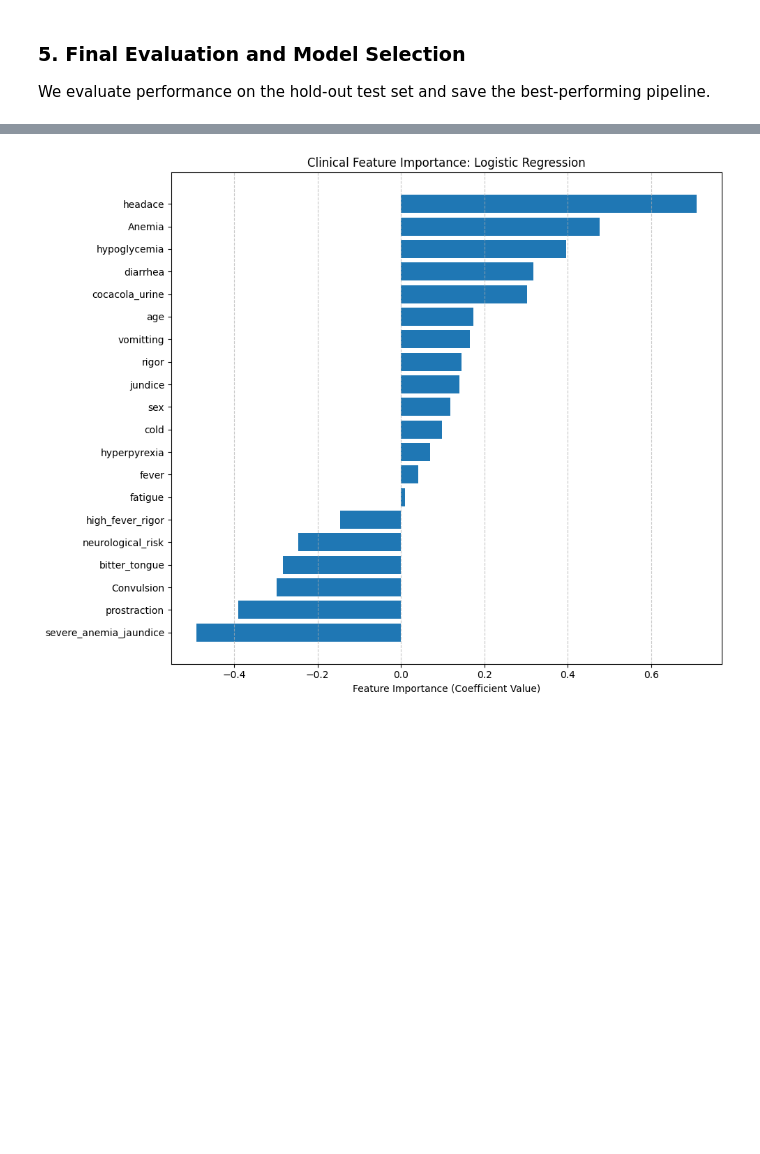
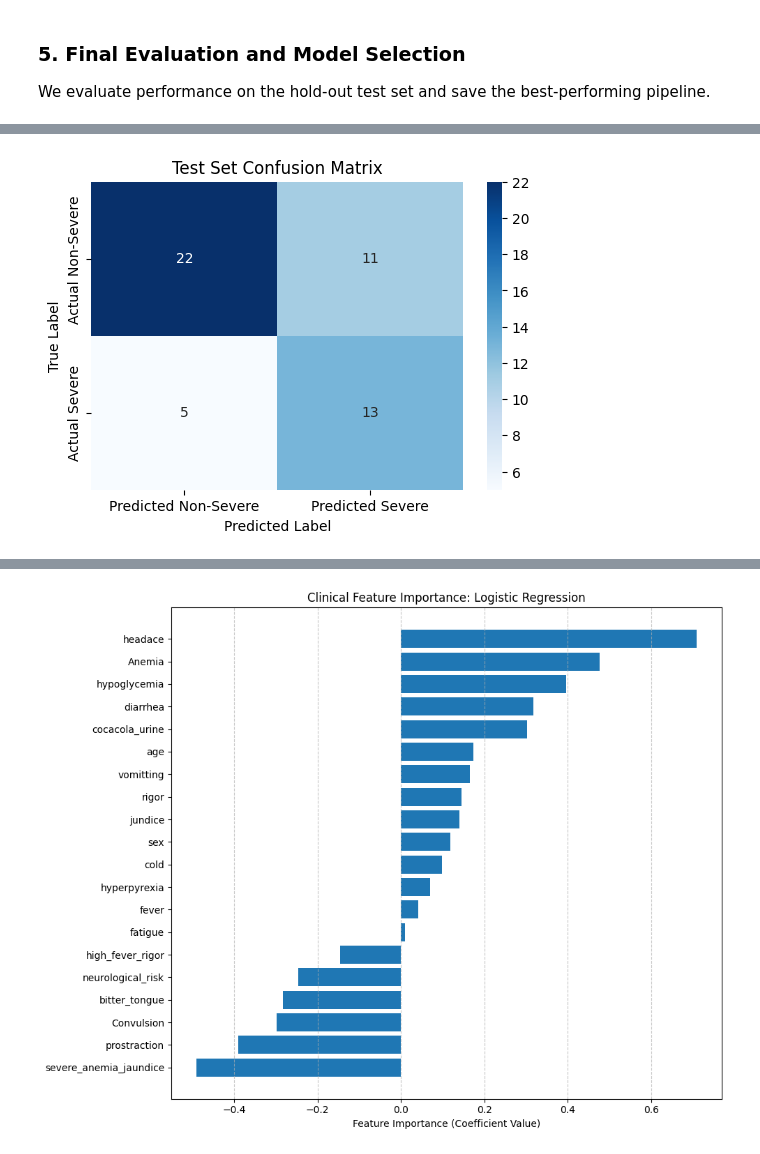
Before and after one commit to SholaSaliu/malaria_symptoms_triage_helper_project, a Jupyter notebook: MALARIA_SYMPTOM_TRIAGE_HELPER.ipynb, the cells around one changed output, grey strips where cells are left out. Cells and saved outputs as stored; diff of their text form; code cells hidden in the pictures; blank space fills up the shorter version.

```diff
--- a/MALARIA_SYMPTOM_TRIAGE_HELPER.ipynb
+++ b/MALARIA_SYMPTOM_TRIAGE_HELPER.ipynb
@@ -30,5 +38,6 @@ In this step, we load the dataset and create new binary features based on WHO ma
 # %%
 import os
+import pandas as pd # Added import for pandas
 
 # Check if file exists before loading
 file_path = 'ogunMedical.csv'
@@ -36,6 +45,9 @@ if os.path.exists(file_path):
     # Load Data
     df = pd.read_csv(file_path)
     df.drop_duplicates(inplace=True)
+
+    # Display first five rows as requested
+    display(df.head())
 
     # Engineering Clinical Indicators
     # 1. Neurological Risk (Convulsion or Prostration)
@@ -49,6 +61,11 @@ if os.path.exists(file_path):
     X = df.drop(columns=['severe_maleria'])
     y = df['severe_maleria']
 
+    # Define feature types for the transformer globally after X is defined
+    global numeric_features, binary_features
+    numeric_features = ['age']
+    binary_features = [col for col in X.columns if col != 'age']
+
     print(f"Data prepared. Total features: {len(X.columns)}")
 else:
     print(f"ERROR: '{file_path}' not found. Please upload the dataset to the Colab files section.")
@@ -159,0 +141,70 @@ Pipeline saved successfully as 'malaria_triage_binary_pipeline.pkl'
+# %%
+# Select best model based on validation Recall (consistent with GridSearchCV optimization)
+val_scores = {}
+for name, m in best_models.items():
+    y_val_pred = m.predict(X_val)
+    score = recall_score(y_val, y_val_pred)
+    val_scores[name] = score
+    print(f"{name} Val Recall: {score:.4f}")
+
+# Safely find the best model name based on validation recall
+final_model_name = max(val_scores, key=val_scores.get)
+final_model = best_models[final_model_name]
+
+print(f"\nFinal Model Selected: {final_model_name} (based on Validation Recall)")
+
+# Test Set Metrics
+y_pred = final_model.predict(X_test)
+y_proba = final_model.predict_proba(X_test)[:, 1]
+
+print("\n--- Test Set Evaluation ---")
+
+# Classification Report
+print("Classification Report:")
+print(classification_report(y_test, y_pred, target_names=['Non-Severe', 'Severe']))
+
+# Confusion Matrix for detailed view
+cm = confusion_matrix(y_test, y_pred)
+
+# Extracting metrics from confusion matrix
+# True Negative, False Positive, False Negative, True Positive
+tn, fp, fn, tp = cm.ravel()
+
+sensitivity = tp / (tp + fn) if (tp + fn) > 0 else 0 # Also known as Recall
+specificity = tn / (tn + fp) if (tn + fp) > 0 else 0
+precision = tp / (tp + fp) if (tp + fp) > 0 else 0
+f1 = 2 * (precision * sensitivity) / (precision + sensitivity) if (precision + sensitivity) > 0 else 0
+roc_auc = roc_auc_score(y_test, y_proba)
+
+print(f"Sensitivity (Recall): {sensitivity:.4f}")
+print(f"Specificity: {specificity:.4f}")
+print(f"Precision: {precision:.4f}")
+print(f"F1-Score: {f1:.4f}")
+print(f"ROC-AUC: {roc_auc:.4f}")
+
+# Plot Confusion Matrix
+plt.figure(figsize=(6, 4))
+sns.heatmap(cm, annot=True, fmt='g', cmap='Blues',
+            xticklabels=['Predicted Non-Severe', 'Predicted Severe'],
+            yticklabels=['Actual Non-Severe', 'Actual Severe'])
+plt.xlabel('Predicted Label')
+plt.ylabel('True Label')
+plt.title('Test Set Confusion Matrix')
+plt.show()
+
+# Plot ROC Curve
+fpr, tpr, _ = roc_curve(y_test, y_proba)
+plt.figure(figsize=(6, 4))
+plt.plot(fpr, tpr, label=f'{final_model_name} (AUC = {roc_auc:.2f})')
+plt.plot([0, 1], [0, 1], 'r--')
+plt.xlabel('False Positive Rate')
+plt.ylabel('True Positive Rate')
+plt.title('ROC Curve for Selected Model on Test Set')
+plt.legend(loc='lower right')
+plt.grid()
+plt.show()
+
+# Save the Pipeline
+joblib.dump(final_model, 'malaria_triage_binary_pipeline.pkl')
+print("\nPipeline saved successfully as 'malaria_triage_binary_pipeline.pkl'")
+# %% [output]
@@ -159,0 +228 @@ Pipeline saved successfully as 'malaria_triage_binary_pipeline.pkl'
+[figure, added]
```
Also changed, not shown: parts of 10 cells of this notebook.
